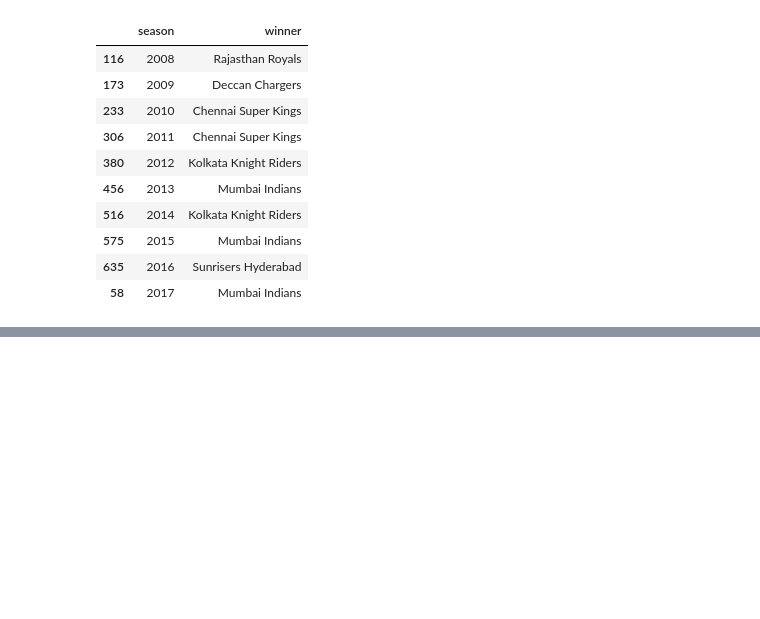
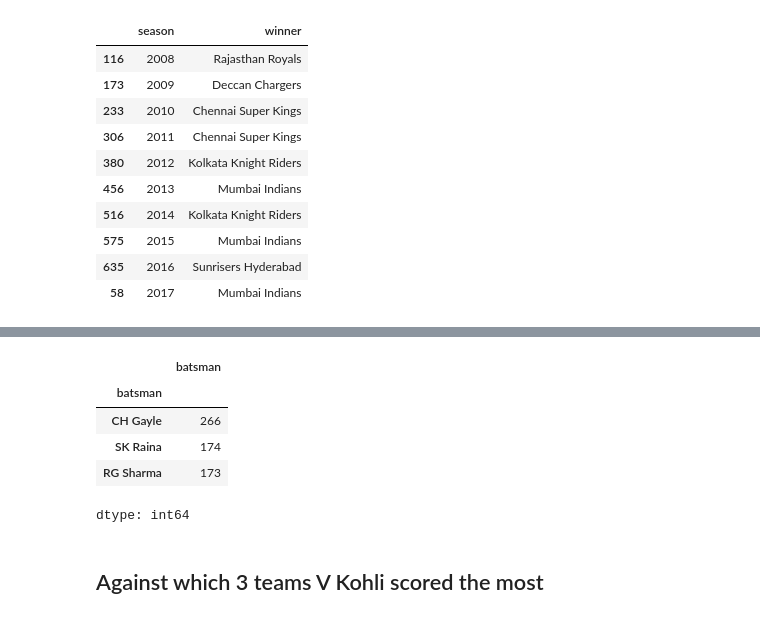
Before and after one commit to ebuillent13yadav/Pandas_Notes, a Jupyter notebook: Pandas_Turtorial.ipynb, the cells around one changed output, grey strips where cells are left out. Cells and saved outputs as stored; diff of their text form; code cells hidden in the pictures; blank space fills up the shorter version.

```diff
--- a/Pandas_Turtorial.ipynb
+++ b/Pandas_Turtorial.ipynb
@@ -450,0 +480,11 @@ data.drop_duplicates(subset=['season'],keep='last')[['season','winner']].sort_va
+# %%
+new_deliveries.groupby('batsman')['batsman'].count().sort_values(ascending=False).head(3)
+# %% [output]
+|  | batsman |
+| batsman |  |
+| CH Gayle | 266 |
+| SK Raina | 174 |
+| RG Sharma | 173 |
+dtype: int64
+# %% [markdown]
+## Against which 3 teams V Kohli scored the most
```
Also changed, not shown: parts of 13 cells of this notebook.
